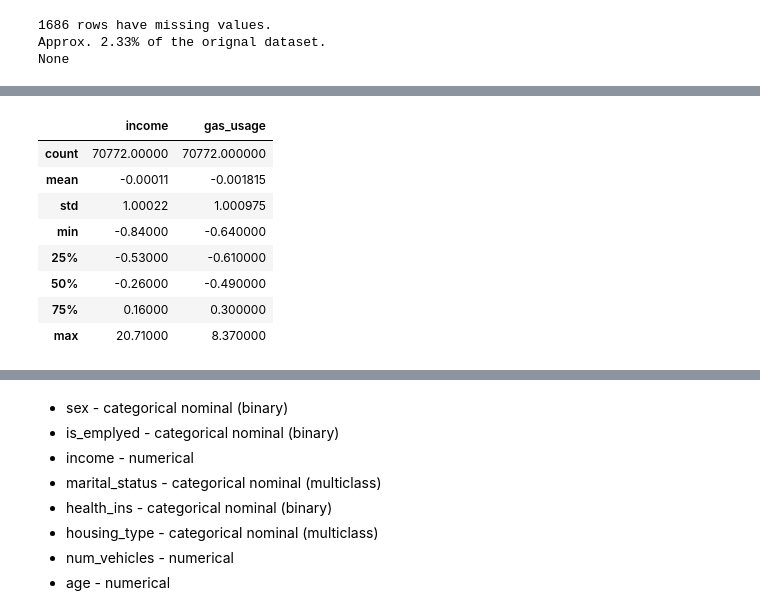
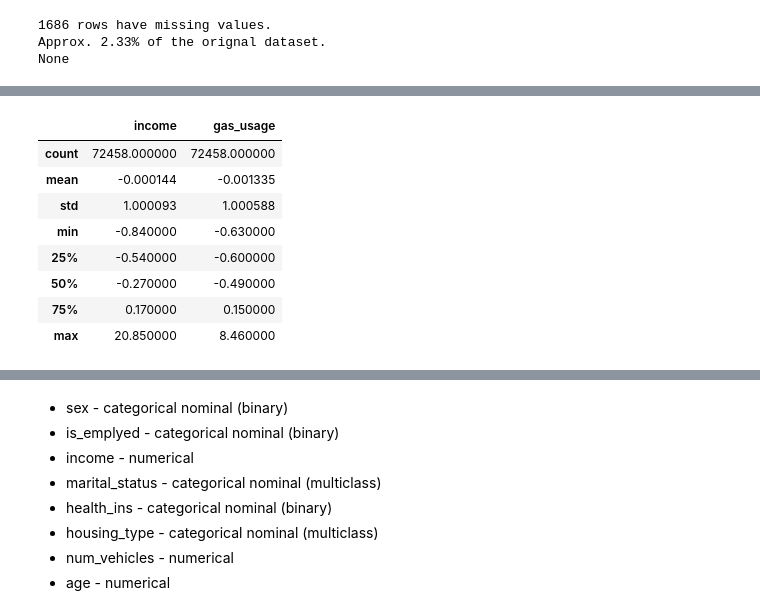
Before and after one commit to Adriano-7/feup-icd-project, a Jupyter notebook: src/2-data-preprocessing.ipynb, the cells around one changed output, grey strips where cells are left out. Drawn from its saved outputs; the diff is of its cells as text; code cells hidden in the pictures.

```diff
--- a/src/2-data-preprocessing.ipynb
+++ b/src/2-data-preprocessing.ipynb
@@ -70,7 +83,3 @@ print(print(f'{num} rows have missing values. \nApprox. {num/df.shape[0]*100:.2f
 1686 rows have missing values.
 Approx. 2.33% of the orignal dataset.
 None
-# %%
-# Missing values are all in the same rows. We can drop them
-df.dropna(inplace=True)
-df.shape
@@ -78,0 +92,7 @@ df.shape
+# %%
+# Instead of dropping the rows with missing values, we can use imputation techniques
+# For numerical features, we can use the median
+# For categorical features, we can use the mode
+df['housing_type'].fillna(df['housing_type'].mode()[0], inplace=True)
+df['num_vehicles'].fillna(df['num_vehicles'].median(), inplace=True)
+df['gas_usage'].fillna(df['gas_usage'].median(), inplace=True)
@@ -111,5 +150,0 @@ Max age: 99 | Min age: 21
-# %%
-# scale age feature to 0-1 and round to 2 decimal places (people with similar ages will be grouped together)
-scaler = MinMaxScaler()
-df['age'] = scaler.fit_transform(df[['age']]).round(2)
-df['age'].describe()
@@ -125,0 +151,7 @@ Name: age, dtype: float64
+# %%
+# Columns to be scaled to min-max range: 'age', 'num_vehicles', 'rooms'
+min_max_columns = ['age', 'num_vehicles', 'rooms']
+scaler = MinMaxScaler()
+# Round the scaled values to 2 decimal places, to group similar values
+df[min_max_columns] = scaler.fit_transform(df[min_max_columns]).round(2)
+df[min_max_columns].describe()
@@ -126,18 +168,19 @@ Name: age, dtype: float64
 # %%
-# 'income' and 'gas_usage' will be scaled to a normal distribution
+# Columns to be scaled to standard normal distribution: 'income', 'gas_usage'
+standard_columns = ['income', 'gas_usage']
 scaler = StandardScaler()
-df[['income', 'gas_usage']] = scaler.fit_transform(df[['income', 'gas_usage']]).round(2)
-df[['income', 'gas_usage']].describe()
+df[standard_columns] = scaler.fit_transform(df[['income', 'gas_usage']]).round(2)
+df[standard_columns].describe()
 # %% [output]
 |  | income | gas_usage |
-| count | 70772.00000 | 70772.000000 |
-| mean | -0.00011 | -0.001815 |
-| std | 1.00022 | 1.000975 |
-| min | -0.84000 | -0.640000 |
-| 25% | -0.53000 | -0.610000 |
-| 50% | -0.26000 | -0.490000 |
-| 75% | 0.16000 | 0.300000 |
-| max | 20.71000 | 8.370000 |
+| count | 72458.000000 | 72458.000000 |
+| mean | -0.000144 | -0.001335 |
+| std | 1.000093 | 1.000588 |
+| min | -0.840000 | -0.630000 |
+| 25% | -0.540000 | -0.600000 |
+| 50% | -0.270000 | -0.490000 |
+| 75% | 0.170000 | 0.150000 |
+| max | 20.850000 | 8.460000 |
 # %%
 df.head(10)
 # %% [output]
```
Also changed, not shown: parts of 25 cells of this notebook, 11 other files.
